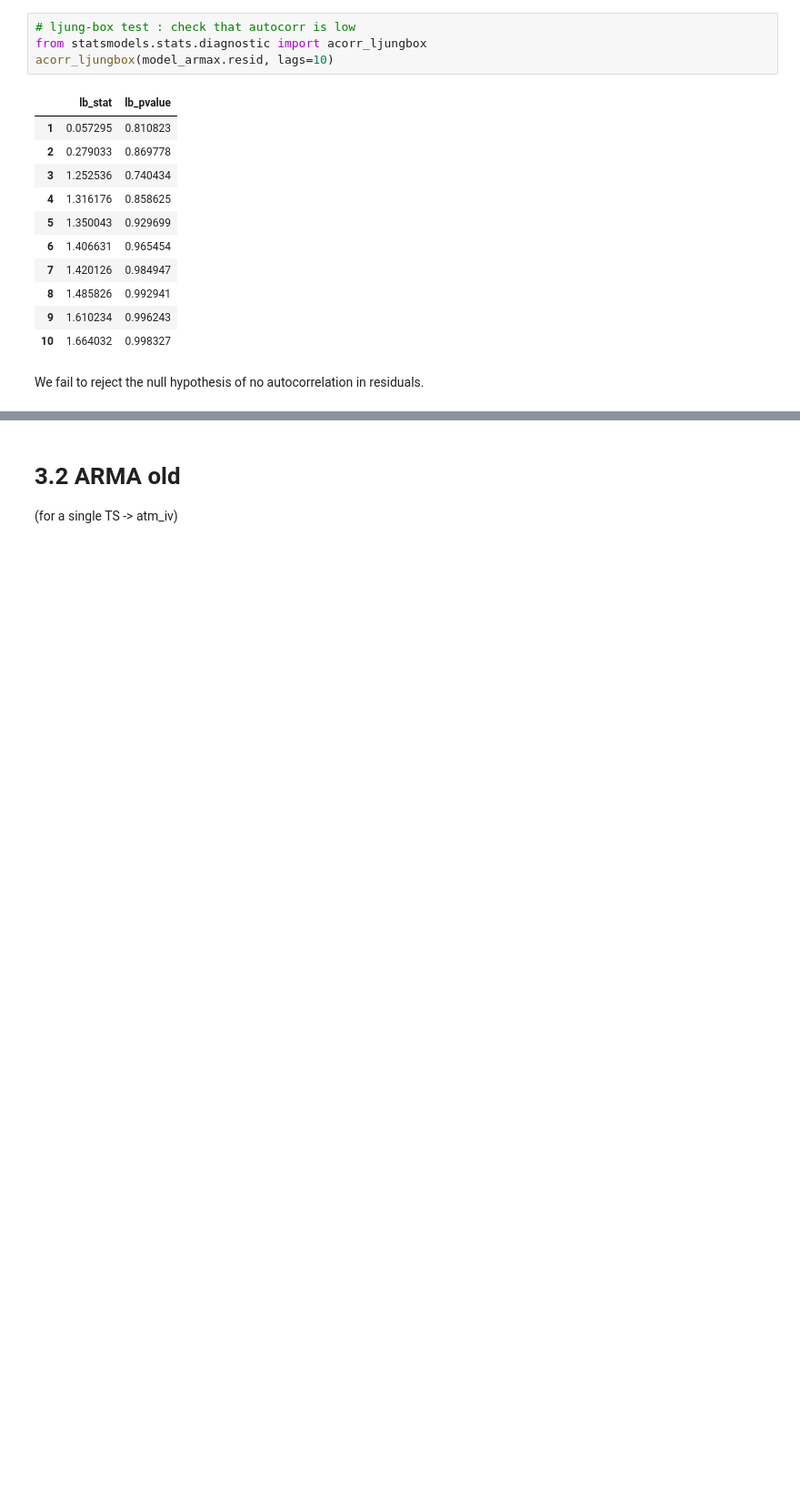
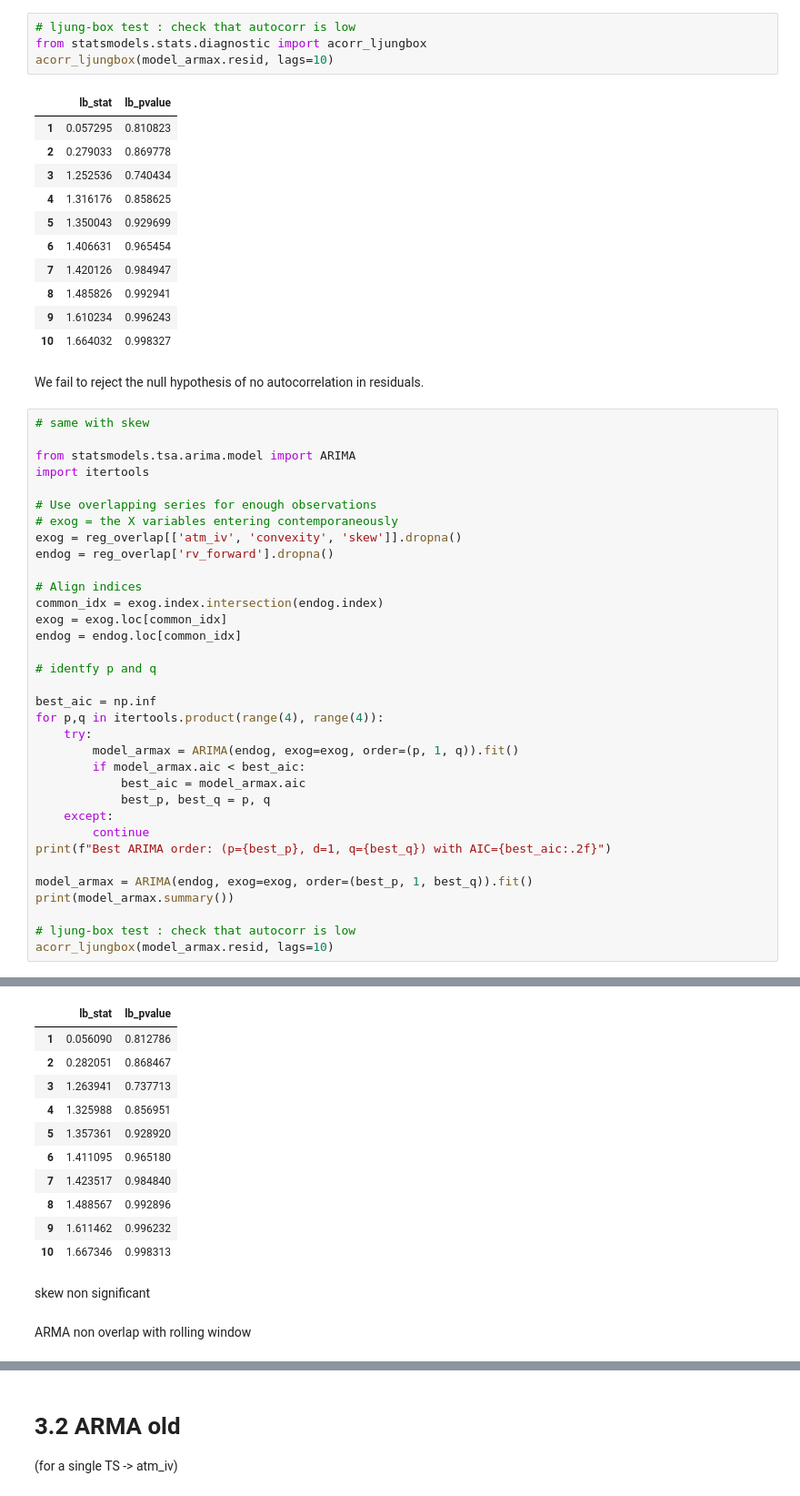
Before and after one commit to GabrielDelhay/Econometrics-project, a Jupyter notebook: Econometrics_Models.ipynb, the cells around one changed output, grey strips where cells are left out. Shown at 91% size. Drawn from its saved outputs; the diff is of its cells as text; blank space fills up the shorter version.

```diff
--- a/Econometrics_Models.ipynb
+++ b/Econometrics_Models.ipynb
@@ -616,3 +717,38 @@ acorr_ljungbox(model_armax.resid, lags=10)
 | 10 | 1.664032 | 0.998327 |
 # %% [markdown]
 We fail to reject the null hypothesis of no autocorrelation in residuals.
+# %%
+# same with skew
+
+from statsmodels.tsa.arima.model import ARIMA
+import itertools
+
+# Use overlapping series for enough observations
+# exog = the X variables entering contemporaneously
+exog = reg_overlap[['atm_iv', 'convexity', 'skew']].dropna()
+endog = reg_overlap['rv_forward'].dropna()
+
+# Align indices
+common_idx = exog.index.intersection(endog.index)
+exog = exog.loc[common_idx]
+endog = endog.loc[common_idx]
+
+# identfy p and q
+
+best_aic = np.inf
+for p,q in itertools.product(range(4), range(4)):
+    try:
+        model_armax = ARIMA(endog, exog=exog, order=(p, 1, q)).fit()
+        if model_armax.aic < best_aic:
+            best_aic = model_armax.aic
+            best_p, best_q = p, q
+    except:
+        continue
+print(f"Best ARIMA order: (p={best_p}, d=1, q={best_q}) with AIC={best_aic:.2f}")
+
+model_armax = ARIMA(endog, exog=exog, order=(best_p, 1, best_q)).fit()
+print(model_armax.summary())
+
+# ljung-box test : check that autocorr is low
+acorr_ljungbox(model_armax.resid, lags=10)
+# %% [output]
@@ -618,0 +772,15 @@ We fail to reject the null hypothesis of no autocorrelation in residuals.
+|  | lb_stat | lb_pvalue |
+| 1 | 0.056090 | 0.812786 |
+| 2 | 0.282051 | 0.868467 |
+| 3 | 1.263941 | 0.737713 |
+| 4 | 1.325988 | 0.856951 |
+| 5 | 1.357361 | 0.928920 |
+| 6 | 1.411095 | 0.965180 |
+| 7 | 1.423517 | 0.984840 |
+| 8 | 1.488567 | 0.992896 |
+| 9 | 1.611462 | 0.996232 |
+| 10 | 1.667346 | 0.998313 |
+# %% [markdown]
+skew non significant
+# %% [markdown]
+ARMA non overlap with rolling window
```
Also changed, not shown: parts of 19 cells of this notebook.
